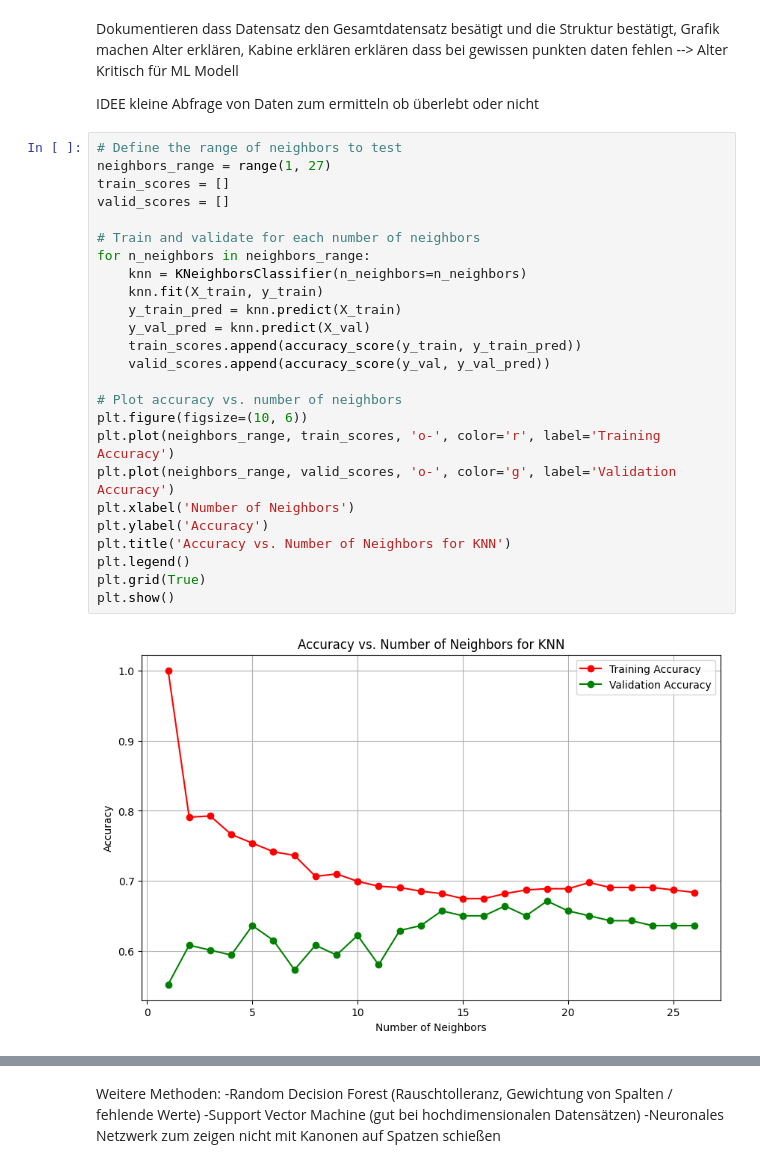
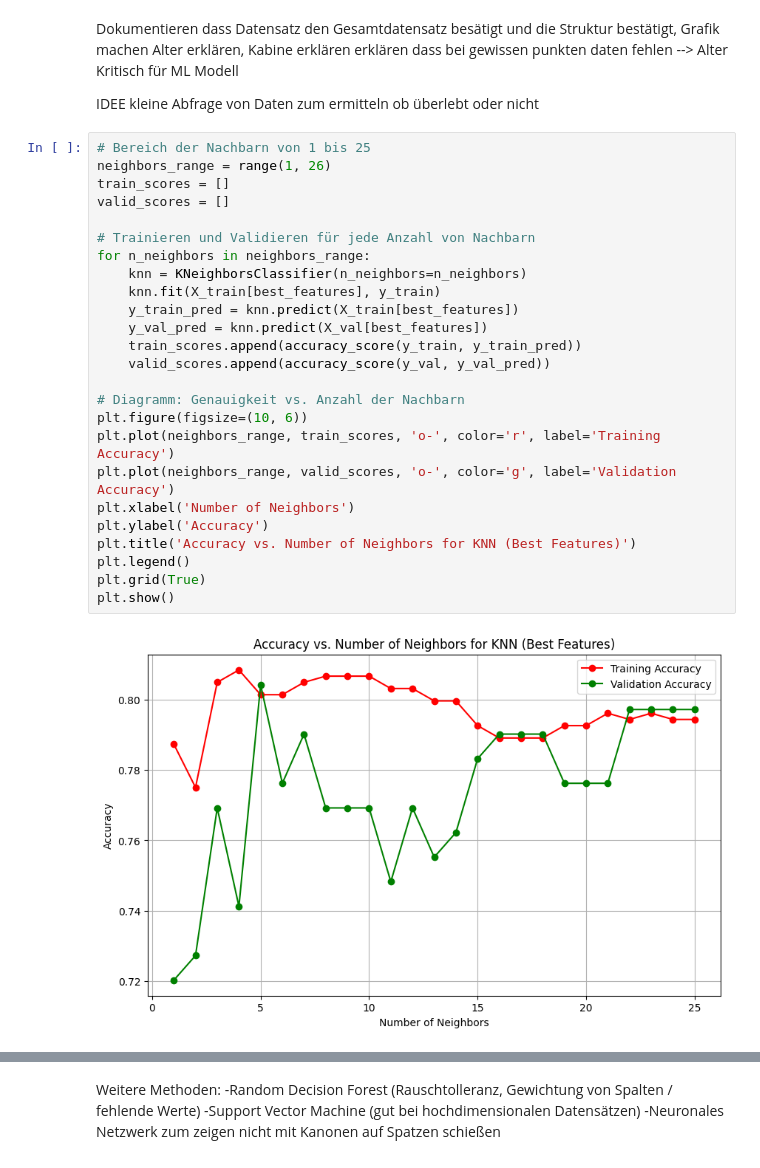
Before and after one commit to Alexander-Friz/AI_Project_KNN_Titanic, a Jupyter notebook: Titanic_K_N_N.ipynb, the cells around one changed output, grey strips where cells are left out. Saved outputs shown, nothing was run; the diff lists cells and outputs as text.

```diff
--- a/Titanic_K_N_N.ipynb
+++ b/Titanic_K_N_N.ipynb
@@ -232,29 +252,29 @@ erklären dass bei gewissen punkten daten fehlen --> Alter Kritisch für ML Mode
 
 IDEE kleine Abfrage von Daten zum ermitteln ob überlebt oder nicht
 # %%
-# Define the range of neighbors to test
-neighbors_range = range(1, 27)
+# Bereich der Nachbarn von 1 bis 25
+neighbors_range = range(1, 26)
 train_scores = []
 valid_scores = []
 
-# Train and validate for each number of neighbors
+# Trainieren und Validieren für jede Anzahl von Nachbarn
 for n_neighbors in neighbors_range:
     knn = KNeighborsClassifier(n_neighbors=n_neighbors)
-    knn.fit(X_train, y_train)
-    y_train_pred = knn.predict(X_train)
-    y_val_pred = knn.predict(X_val)
+    knn.fit(X_train[best_features], y_train)
+    y_train_pred = knn.predict(X_train[best_features])
+    y_val_pred = knn.predict(X_val[best_features])
     train_scores.append(accuracy_score(y_train, y_train_pred))
     valid_scores.append(accuracy_score(y_val, y_val_pred))
 
-# Plot accuracy vs. number of neighbors
+# Diagramm: Genauigkeit vs. Anzahl der Nachbarn
 plt.figure(figsize=(10, 6))
 plt.plot(neighbors_range, train_scores, 'o-', color='r', label='Training Accuracy')
 plt.plot(neighbors_range, valid_scores, 'o-', color='g', label='Validation Accuracy')
 plt.xlabel('Number of Neighbors')
 plt.ylabel('Accuracy')
-plt.title('Accuracy vs. Number of Neighbors for KNN')
+plt.title('Accuracy vs. Number of Neighbors for KNN (Best Features)')
 plt.legend()
 plt.grid(True)
 plt.show()
 # %% [output]
-[figure, old version]
+[figure, new version]
```
Also changed, not shown: parts of 8 cells of this notebook, 7 other files.
